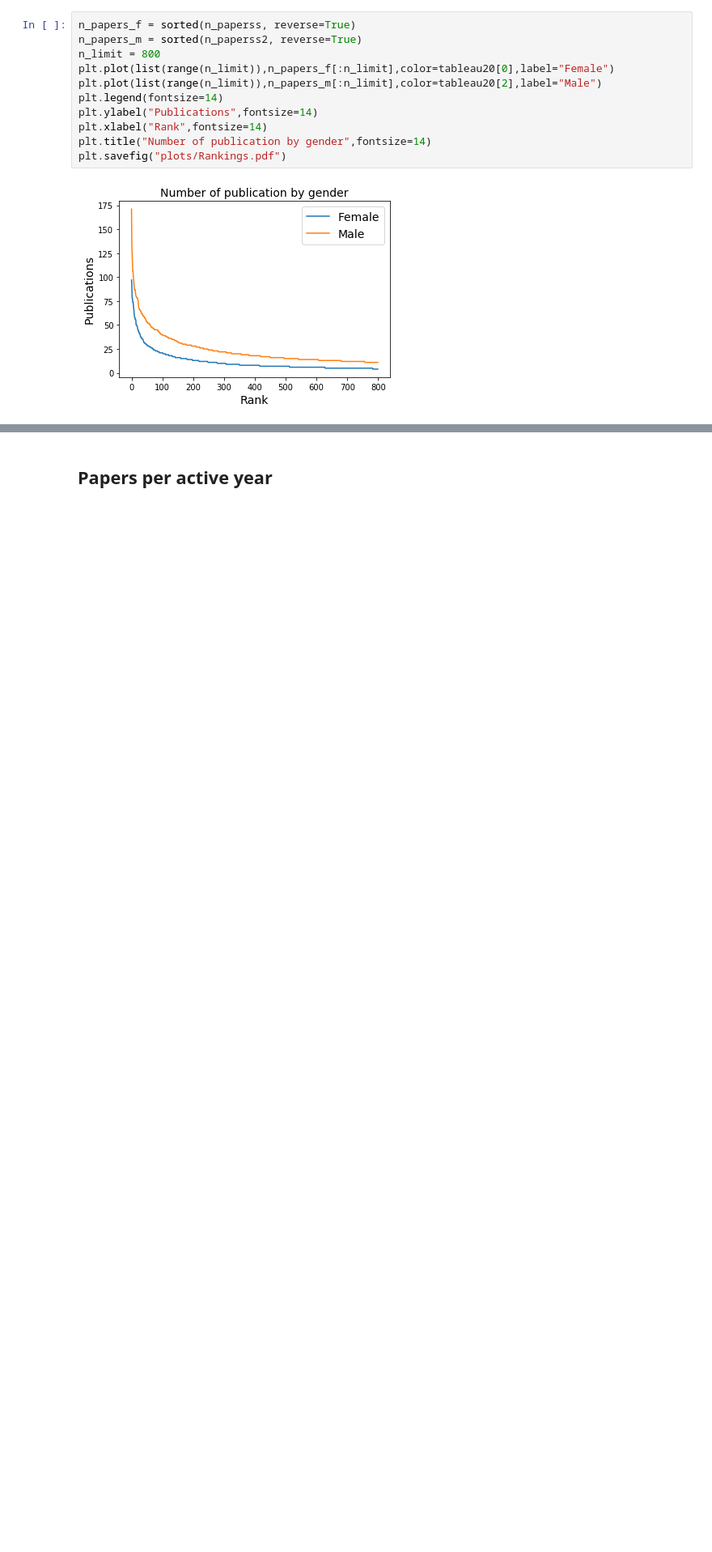
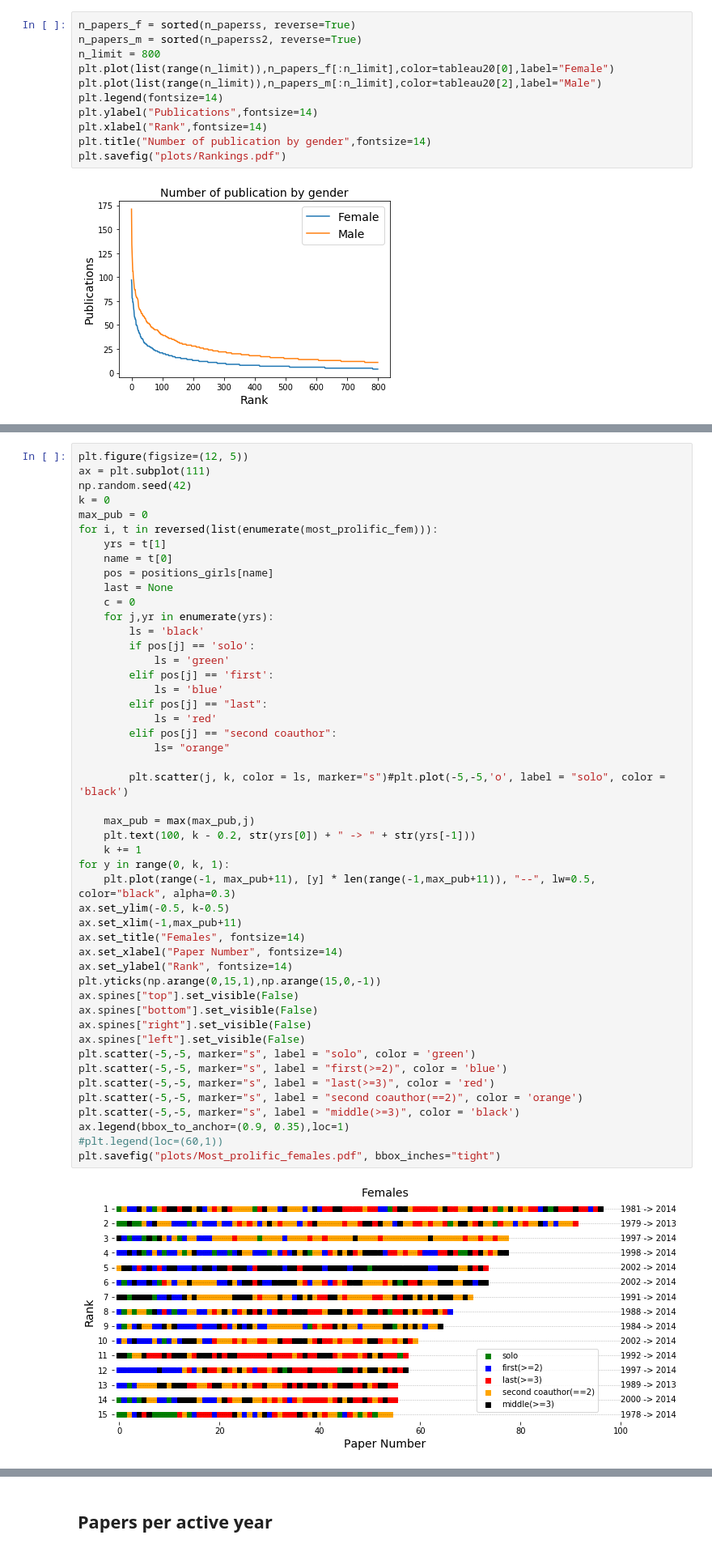
Before and after one commit to comRamona/Honours-Project-NLP-for-Gender, a Jupyter notebook: notebooks/Career Development Over Time - Single authors, coauthorship, cohort.ipynb, the cells around one changed output, grey strips where cells are left out. Shown at 81% size. Cells and saved outputs as stored; diff of their text form; blank space fills up the shorter version.

Commit message:
added most prolific active years viz

```diff
--- a/notebooks/Career Development Over Time - Single authors, coauthorship, cohort.ipynb
+++ b/notebooks/Career Development Over Time - Single authors, coauthorship, cohort.ipynb
@@ -249,0 +295,50 @@ plt.savefig("plots/Rankings.pdf")
+# %%
+plt.figure(figsize=(12, 5))
+ax = plt.subplot(111)
+np.random.seed(42)
+k = 0
+max_pub = 0
+for i, t in reversed(list(enumerate(most_prolific_fem))):
+    yrs = t[1]
+    name = t[0]
+    pos = positions_girls[name]
+    last = None
+    c = 0
+    for j,yr in enumerate(yrs):
+        ls = 'black'
+        if pos[j] == 'solo':
+            ls = 'green'
+        elif pos[j] == 'first':
+            ls = 'blue'
+        elif pos[j] == "last":
+            ls = 'red'
+        elif pos[j] == "second coauthor":
+            ls= "orange"
+
+        plt.scatter(j, k, color = ls, marker="s")#plt.plot(-5,-5,'o', label = "solo", color = 'black')
+
+    max_pub = max(max_pub,j)
+    plt.text(100, k - 0.2, str(yrs[0]) + " -> " + str(yrs[-1]))
+    k += 1
+for y in range(0, k, 1):
+    plt.plot(range(-1, max_pub+11), [y] * len(range(-1,max_pub+11)), "--", lw=0.5, color="black", alpha=0.3)
+ax.set_ylim(-0.5, k-0.5)
+ax.set_xlim(-1,max_pub+11)
+ax.set_title("Females", fontsize=14)
+ax.set_xlabel("Paper Number", fontsize=14)
+ax.set_ylabel("Rank", fontsize=14)
+plt.yticks(np.arange(0,15,1),np.arange(15,0,-1))
+ax.spines["top"].set_visible(False)
+ax.spines["bottom"].set_visible(False)
+ax.spines["right"].set_visible(False)
+ax.spines["left"].set_visible(False)
+plt.scatter(-5,-5, marker="s", label = "solo", color = 'green')
+plt.scatter(-5,-5, marker="s", label = "first(>=2)", color = 'blue')
+plt.scatter(-5,-5, marker="s", label = "last(>=3)", color = 'red')
+plt.scatter(-5,-5, marker="s", label = "second coauthor(==2)", color = 'orange')
+plt.scatter(-5,-5, marker="s", label = "middle(>=3)", color = 'black')
+ax.legend(bbox_to_anchor=(0.9, 0.35),loc=1)
+#plt.legend(loc=(60,1))
+plt.savefig("plots/Most_prolific_females.pdf", bbox_inches="tight")
+# %% [output]
+[figure, added]
```
Also changed, not shown: parts of 14 cells of this notebook.
